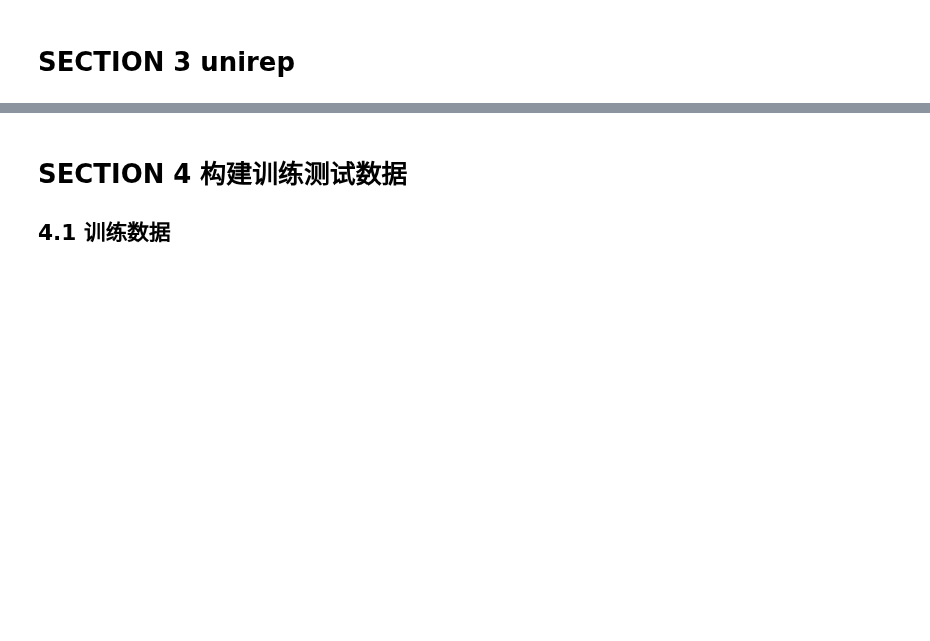
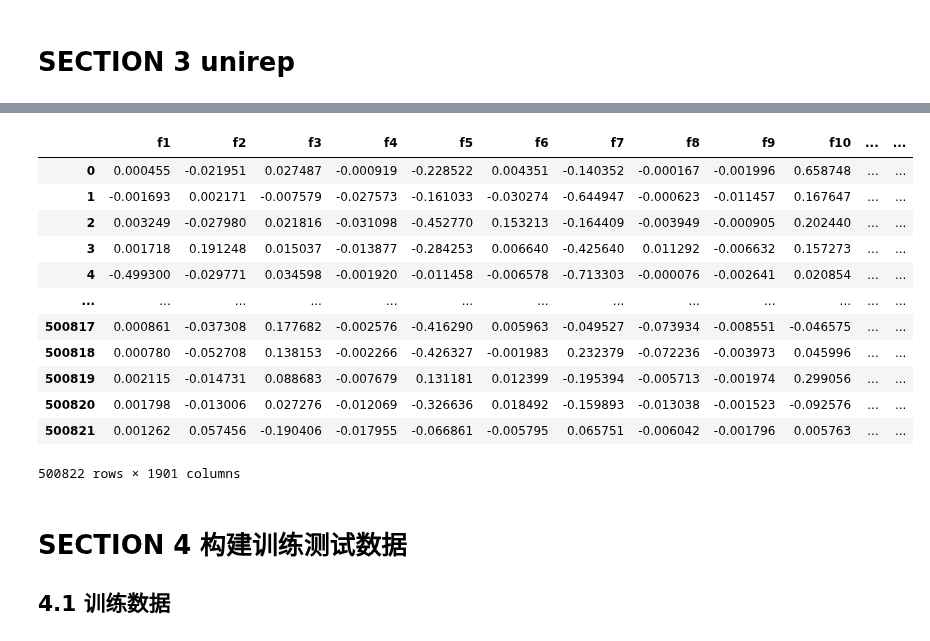
Before and after one commit to kingstdio/BioUniprot, a Jupyter notebook: tasks/task3R/data_prepare.ipynb, the cells around one changed output, grey strips where cells are left out. Drawn from its saved outputs; the diff is of its cells as text; code cells hidden in the pictures; blank space fills up the shorter version.

```diff
--- a/tasks/task3R/data_prepare.ipynb
+++ b/tasks/task3R/data_prepare.ipynb
@@ -158,6 +171,22 @@ def getunirep(enzyme_noemzyme, step):
     return unirep_res
 # %%
 need_unirep = snap2018[~snap2018.seq.isin(uniprep.seq)]
+# %%
+uniprep
+# %% [output]
+|  | f1 | f2 | f3 | f4 | f5 | f6 | f7 | f8 | f9 | f10 | ... | ... |
+| 0 | 0.000455 | -0.021951 | 0.027487 | -0.000919 | -0.228522 | 0.004351 | -0.140352 | -0.000167 | -0.001996 | 0.658748 | ... | ... |
+| 1 | -0.001693 | 0.002171 | -0.007579 | -0.027573 | -0.161033 | -0.030274 | -0.644947 | -0.000623 | -0.011457 | 0.167647 | ... | ... |
+| 2 | 0.003249 | -0.027980 | 0.021816 | -0.031098 | -0.452770 | 0.153213 | -0.164409 | -0.003949 | -0.000905 | 0.202440 | ... | ... |
+| 3 | 0.001718 | 0.191248 | 0.015037 | -0.013877 | -0.284253 | 0.006640 | -0.425640 | 0.011292 | -0.006632 | 0.157273 | ... | ... |
+| 4 | -0.499300 | -0.029771 | 0.034598 | -0.001920 | -0.011458 | -0.006578 | -0.713303 | -0.000076 | -0.002641 | 0.020854 | ... | ... |
+| ... | ... | ... | ... | ... | ... | ... | ... | ... | ... | ... | ... | ... |
+| 500817 | 0.000861 | -0.037308 | 0.177682 | -0.002576 | -0.416290 | 0.005963 | -0.049527 | -0.073934 | -0.008551 | -0.046575 | ... | ... |
+| 500818 | 0.000780 | -0.052708 | 0.138153 | -0.002266 | -0.426327 | -0.001983 | 0.232379 | -0.072236 | -0.003973 | 0.045996 | ... | ... |
+| 500819 | 0.002115 | -0.014731 | 0.088683 | -0.007679 | 0.131181 | 0.012399 | -0.195394 | -0.005713 | -0.001974 | 0.299056 | ... | ... |
+| 500820 | 0.001798 | -0.013006 | 0.027276 | -0.012069 | -0.326636 | 0.018492 | -0.159893 | -0.013038 | -0.001523 | -0.092576 | ... | ... |
+| 500821 | 0.001262 | 0.057456 | -0.190406 | -0.017955 | -0.066861 | -0.005795 | 0.065751 | -0.006042 | -0.001796 | 0.005763 | ... | ... |
+500822 rows × 1901 columns
 # %% [markdown]
 # SECTION 4 构建训练测试数据
 
```
Also changed, not shown: parts of 50 cells of this notebook, 6 other files.
